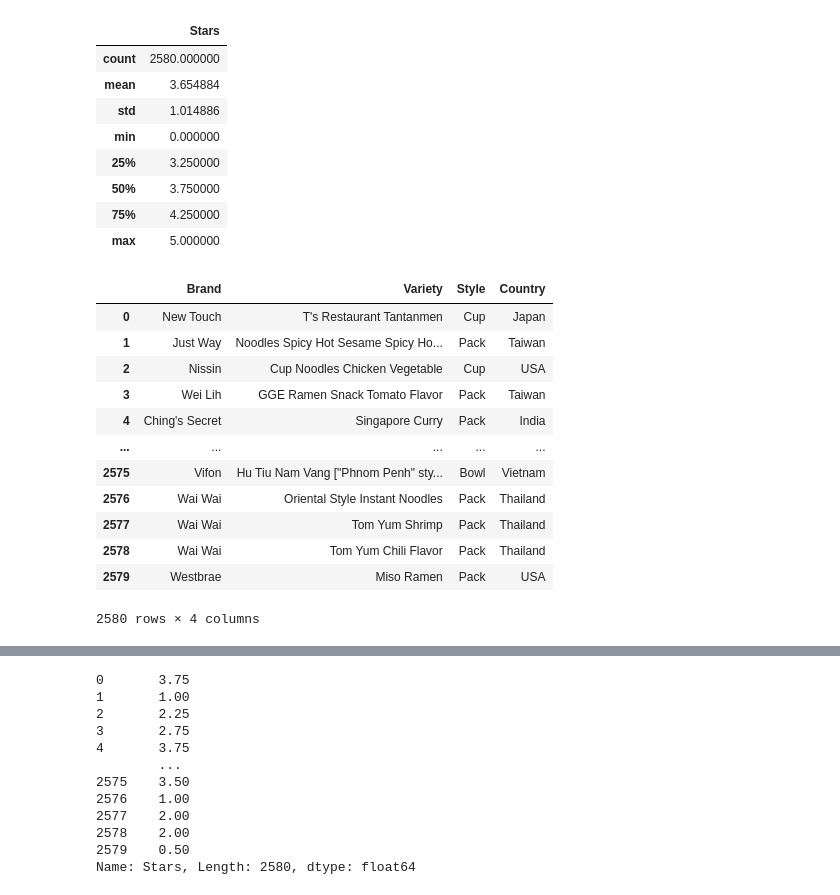
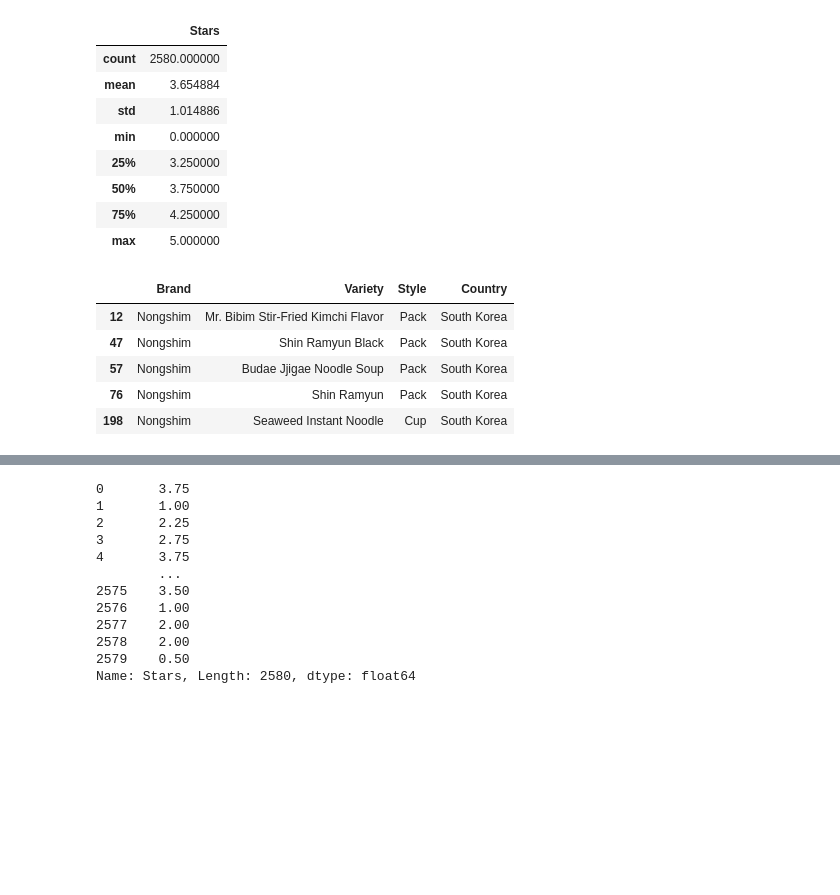
Before and after one commit to Vanderscycle/ramenML, a Jupyter notebook: notebooks/letsLearnAboutPipeline.ipynb, the cells around one changed output, grey strips where cells are left out. Drawn from its saved outputs; the diff is of its cells as text; code cells hidden in the pictures; blank space fills up the shorter version.

```diff
--- a/notebooks/letsLearnAboutPipeline.ipynb
+++ b/notebooks/letsLearnAboutPipeline.ipynb
@@ -50,19 +53,12 @@ df.describe()
 # %%
 Y = df['Stars']
 df = df.drop(['Stars'],axis=1)
-# %%
-df
-# %% [output]
-|  | Brand | Variety | Style | Country |
-| 0 | New Touch | T's Restaurant Tantanmen | Cup | Japan |
-| 1 | Just Way | Noodles Spicy Hot Sesame Spicy Ho... | Pack | Taiwan |
-| 2 | Nissin | Cup Noodles Chicken Vegetable | Cup | USA |
-| 3 | Wei Lih | GGE Ramen Snack Tomato Flavor | Pack | Taiwan |
-| 4 | Ching's Secret | Singapore Curry | Pack | India |
-| ... | ... | ... | ... | ... |
-| 2575 | Vifon | Hu Tiu Nam Vang ["Phnom Penh" sty... | Bowl | Vietnam |
-| 2576 | Wai Wai | Oriental Style Instant Noodles | Pack | Thailand |
-| 2577 | Wai Wai | Tom Yum Shrimp | Pack | Thailand |
-| 2578 | Wai Wai | Tom Yum Chili Flavor | Pack | Thailand |
-| 2579 | Westbrae | Miso Ramen | Pack | USA |
-2580 rows × 4 columns
+# %%
+df[df['Brand'].isin(['Nongshim'])].head()
+# %% [output]
+|  | Brand | Variety | Style | Country |
+| 12 | Nongshim | Mr. Bibim Stir-Fried Kimchi Flavor | Pack | South Korea |
+| 47 | Nongshim | Shin Ramyun Black | Pack | South Korea |
+| 57 | Nongshim | Budae Jjigae Noodle Soup | Pack | South Korea |
+| 76 | Nongshim | Shin Ramyun | Pack | South Korea |
+| 198 | Nongshim | Seaweed Instant Noodle | Cup | South Korea |
```
Also changed, not shown: parts of 12 cells of this notebook, 1 other file.
